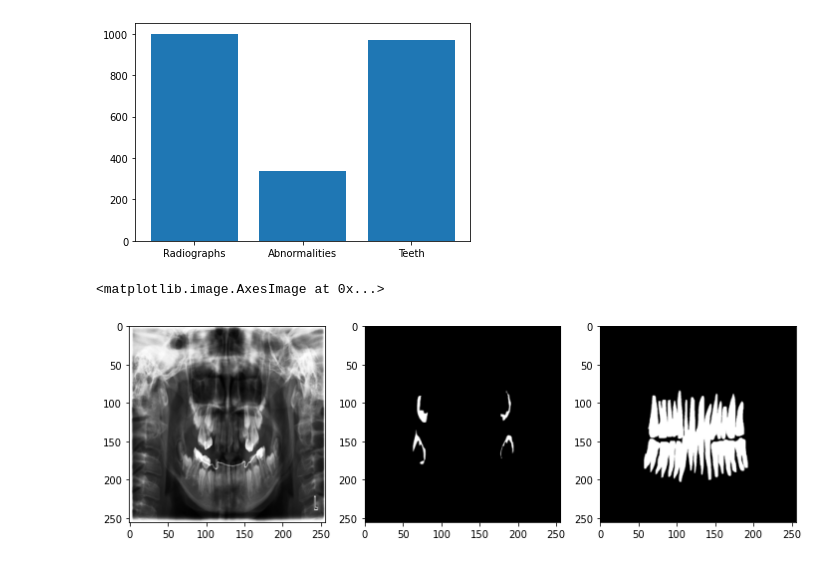
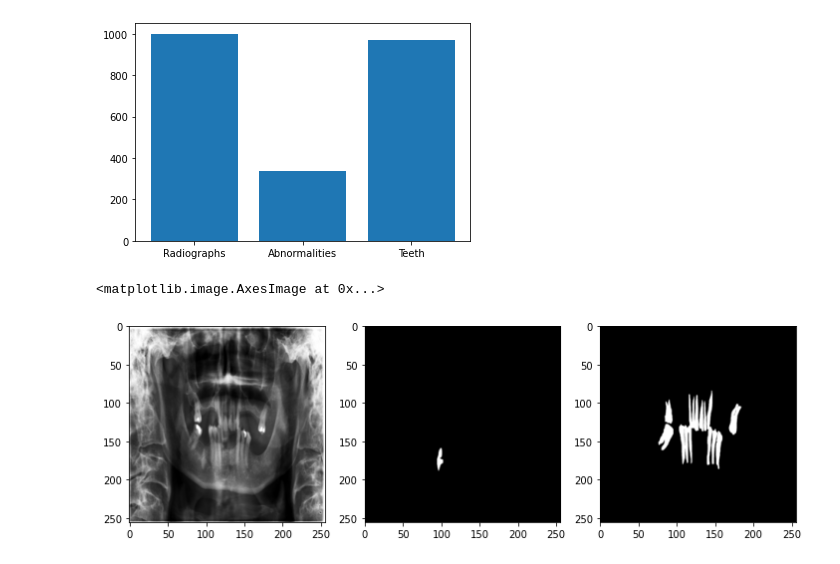
Before and after one commit to dmunger27/dental-xray-segmentation, a Jupyter notebook: Data_Preprocessing_and_Exploration.ipynb, the cells around one changed output. Drawn from its saved outputs; the diff is of its cells as text; code cells hidden in the pictures.

```diff
--- a/Data_Preprocessing_and_Exploration.ipynb
+++ b/Data_Preprocessing_and_Exploration.ipynb
@@ -169,13 +172,15 @@ def resize_images(image_list):
 resized_original = resize_images(originals)
 resized_abnormalities = resize_images(abnormalities)
 resized_teeth = resize_images(teeth)
+# Convert teeth images to grayscale
+resized_teeth = [i.convert('L') for i in resized_teeth]
 # %%
 random.seed(27)
 # Print sample of resized images
 fig, axes = plt.subplots(1, 3, figsize=(12, 8))
-axes[0].imshow(random.sample(resized_original, 1)[0], cmap='gray')
-axes[1].imshow(random.sample(resized_abnormalities, 1)[0], cmap='gray')
-axes[2].imshow(random.sample(resized_teeth, 1)[0], cmap='gray')
+axes[0].imshow(resized_original[1], cmap='gray')
+axes[1].imshow(resized_abnormalities[1], cmap='gray')
+axes[2].imshow(resized_teeth[1], cmap='gray')
 # %% [output]
 <matplotlib.image.AxesImage at 0x...>
-[figure, old version]
+[figure, new version]
```
Also changed, not shown: parts of 7 cells of this notebook.
